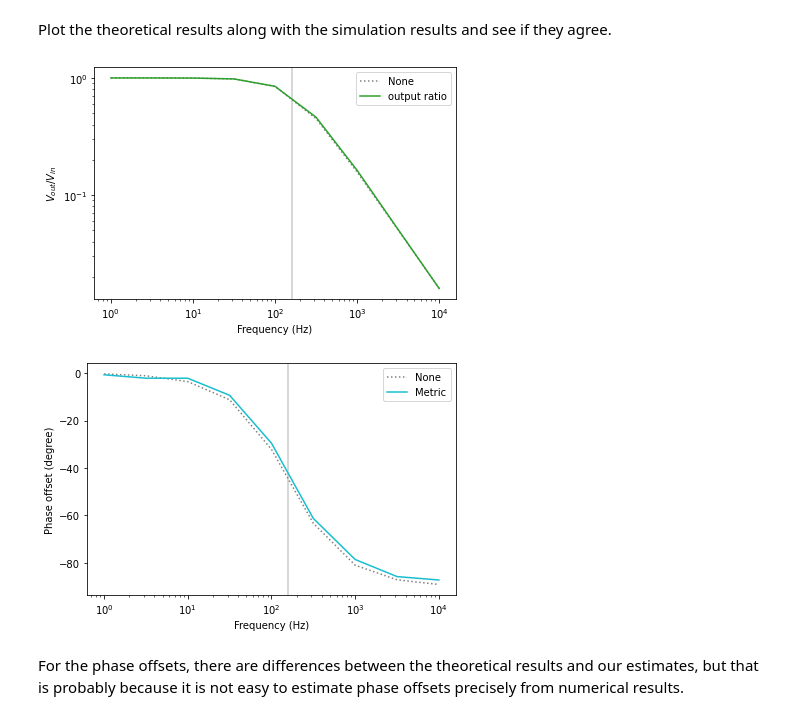
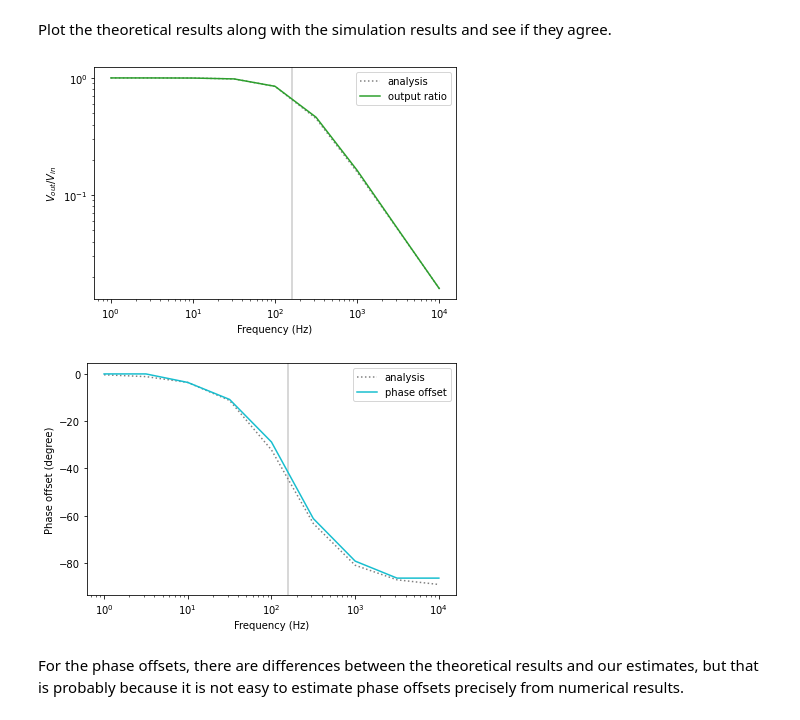
Before and after one commit to AllenDowney/ModSim, a Jupyter notebook: python/soln/examples/filter_soln.ipynb, the cells around one changed output. Drawn from its saved outputs; the diff is of its cells as text; code cells hidden in the pictures.

```diff
--- a/python/soln/examples/filter_soln.ipynb
+++ b/python/soln/examples/filter_soln.ipynb
@@ -108,7 +108,7 @@ def make_system(params):
 
     return System(params,
                   init=init,
-                  t_end=t_end, num=1000,
+                  t_end=t_end, num=401,
                   omega=omega, tau=tau,
                   cutoff=cutoff)
 # %% [markdown]
@@ -460,7 +462,7 @@ def plot_offsets(offsets, system):
     cutoff = magnitude(system.cutoff)
     plt.axvline(cutoff, color='gray', alpha=0.4)
 
-    offsets.plot(color='C9')
+    offsets.plot(color='C9', label='phase offset')
     decorate(xlabel='Frequency (Hz)',
              ylabel='Phase offset (degree)',
              xscale='log')
@@ -515,15 +517,15 @@ phi = phase_offsets(fs, system)
 # %% [markdown]
 Plot the theoretical results along with the simulation results and see if they agree.
 # %%
-A.plot(style=':', color='gray')
+A.plot(style=':', color='gray', label='analysis')
 plot_ratios(ratios, system)
 # %% [output]
-[figure, old version]
+[figure, new version]
 # %%
-phi.plot(style=':', color='gray')
+phi.plot(style=':', color='gray', label='analysis')
 plot_offsets(offsets, system)
 # %% [output]
-[figure, old version]
+[figure, new version]
 # %% [markdown]
 For the phase offsets, there are differences between the theoretical results and our estimates, but that is probably because it is not easy to estimate phase offsets precisely from numerical results.
 # %% [markdown]
```
Also changed, not shown: parts of 14 cells of this notebook, 4 other files.
